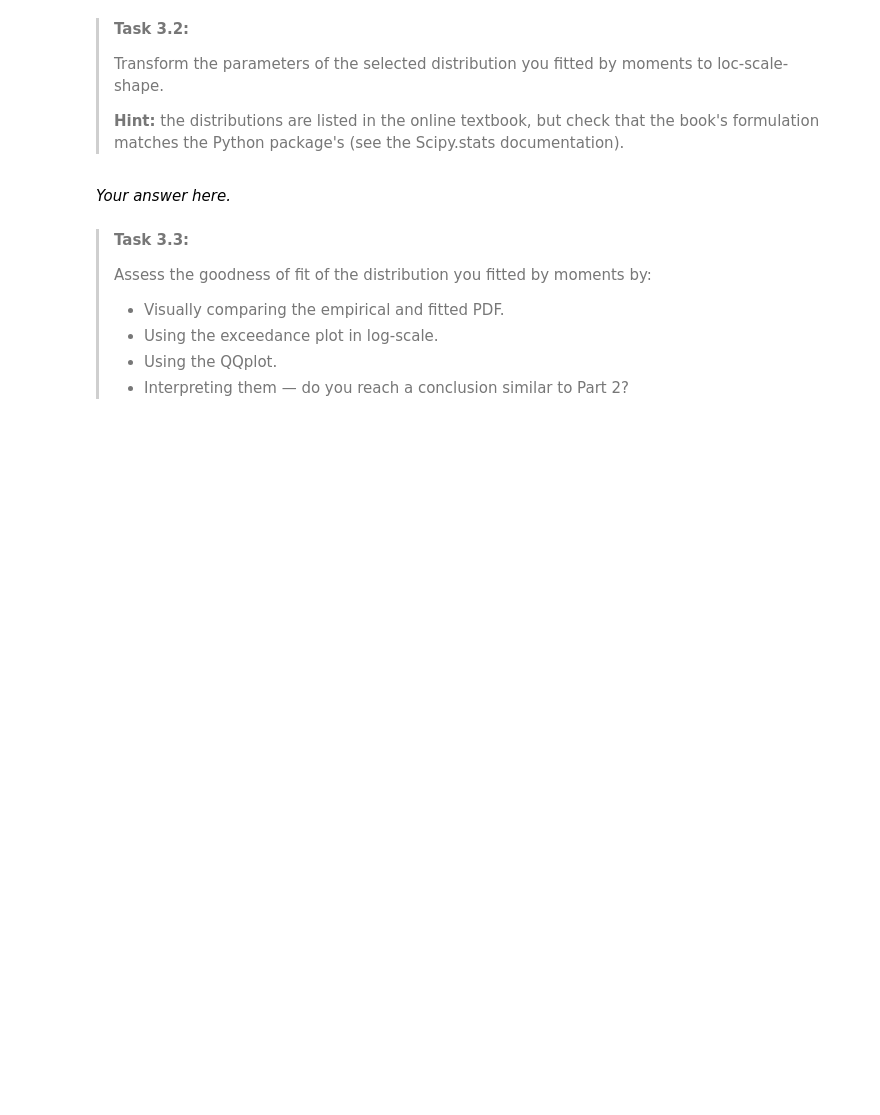
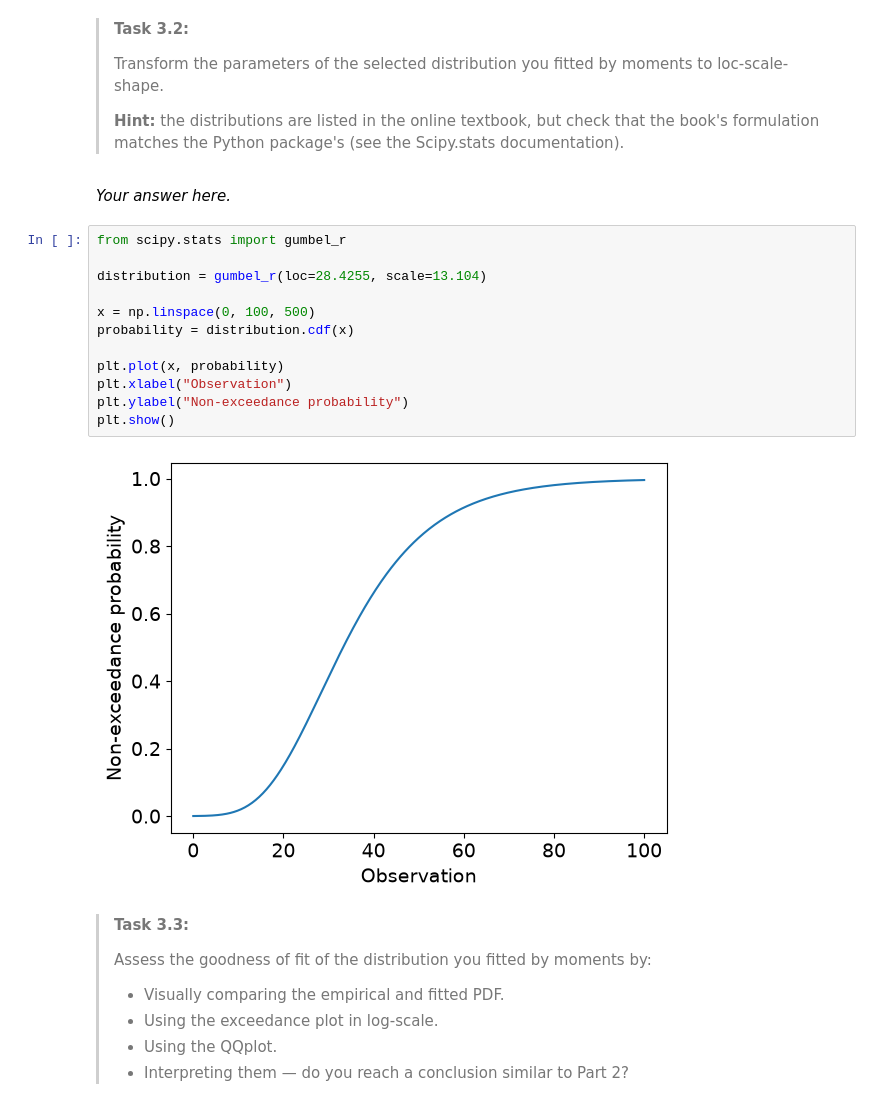
Before and after one commit to jjongejeugd/WS1.4, a Jupyter notebook: all_files_WS_1_4/WS1_4_Fit_happens.ipynb, the cells around one changed output. Cells and saved outputs as stored; diff of their text form; blank space fills up the shorter version.

```diff
--- a/all_files_WS_1_4/WS1_4_Fit_happens.ipynb
+++ b/all_files_WS_1_4/WS1_4_Fit_happens.ipynb
@@ -129,6 +197,20 @@ def ecdf(observations):
 >**Hint:** the distributions are listed in the online textbook, but check that the book's formulation matches the Python package's (see the Scipy.stats documentation).
 # %% [markdown]
 *Your answer here.*
+# %%
+from scipy.stats import gumbel_r
+
+distribution = gumbel_r(loc=28.4255, scale=13.104)
+
+x = np.linspace(0, 100, 500)
+probability = distribution.cdf(x)
+
+plt.plot(x, probability)
+plt.xlabel("Observation")
+plt.ylabel("Non-exceedance probability")
+plt.show()
+# %% [output]
+[figure, added]
 # %% [markdown]
 >**Task 3.3:**
 >
```
Also changed, not shown: parts of 7 cells of this notebook.
